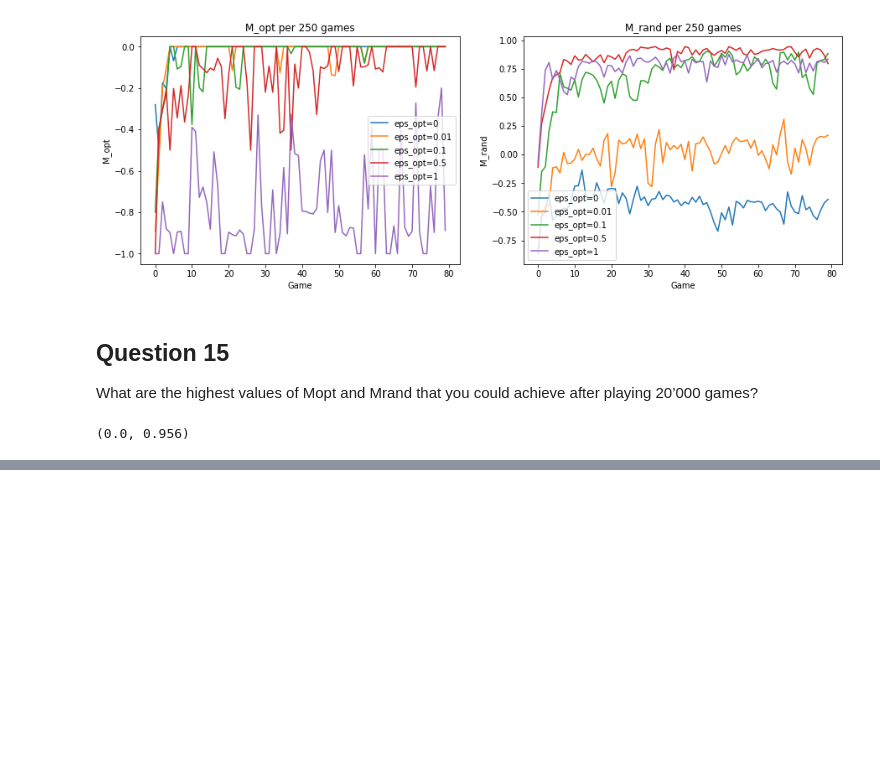
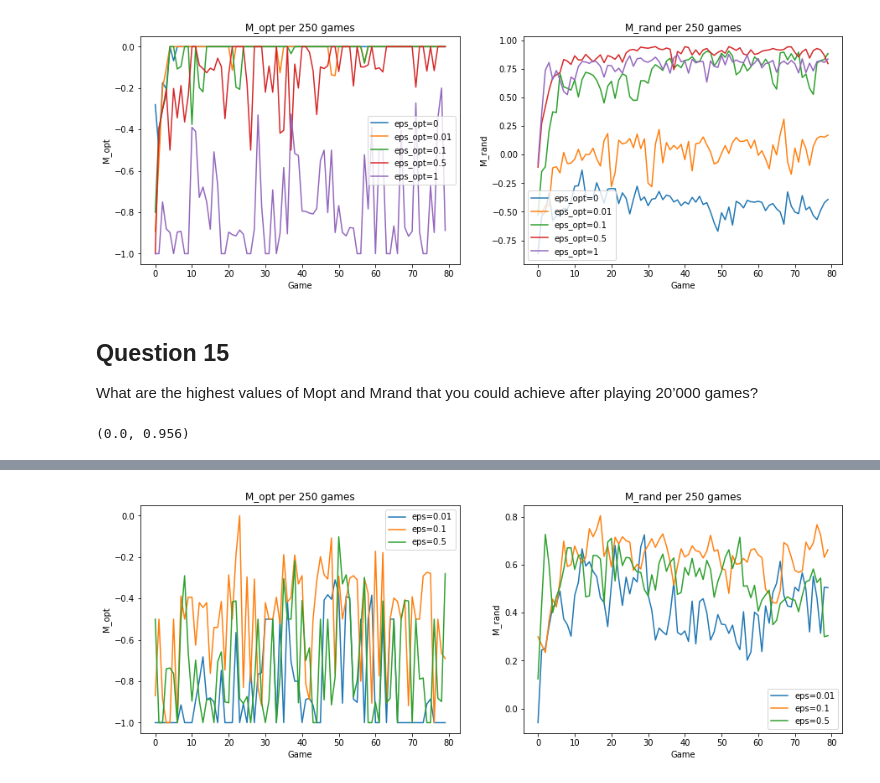
Before and after one commit to mismayil/ann-miniproject, a Jupyter notebook: deepq_learning.ipynb, the cells around one changed output, grey strips where cells are left out. Cells and saved outputs as stored; diff of their text form; code cells hidden in the pictures; blank space fills up the shorter version.

```diff
--- a/deepq_learning.ipynb
+++ b/deepq_learning.ipynb
@@ -236,0 +246,22 @@ highest_m_opt, highest_m_rand
+# %%
+from utils import play
+from deepqlearner import DeepQPlayer, ReplayMemory, DeepQNetwork
+
+epsilons = [0.01, 0.1, 0.5]
+self_q_players = []
+
+for eps in epsilons:
+    memory = ReplayMemory(10000)
+    policy_net = DeepQNetwork()
+    target_net = DeepQNetwork()
+    q_player1 = DeepQPlayer(epsilon=eps, target_update=500, batch_size=64, log_every=250,
+                            policy_net=policy_net, target_net=target_net, memory=memory)
+    q_player2 = DeepQPlayer(epsilon=eps, target_update=500, batch_size=64, log=False,
+                            policy_net=policy_net, target_net=target_net, memory=memory, swap_state=True)
+    play(q_player1, q_player2, episodes=20000)
+    self_q_players.append(q_player1)
+    q_player1.save_pretrained(f"self_players/player_eps{eps}")
+# %%
+plot_m_values(self_q_players)
+# %% [output]
+[figure, added]
```
Also changed, not shown: parts of 2 cells of this notebook, 11 other files.
